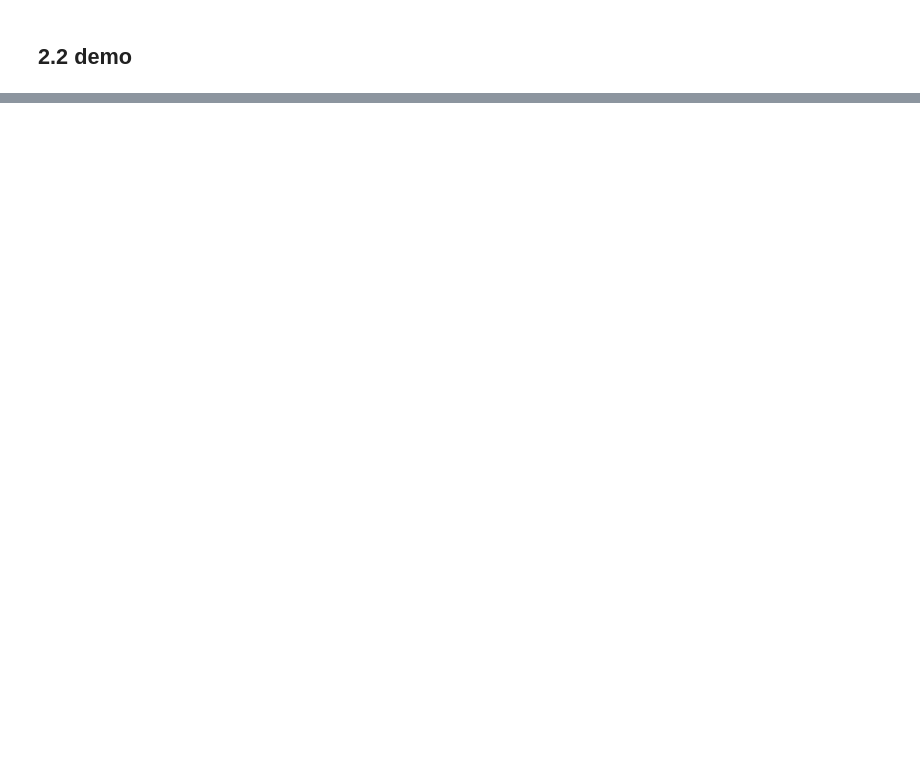
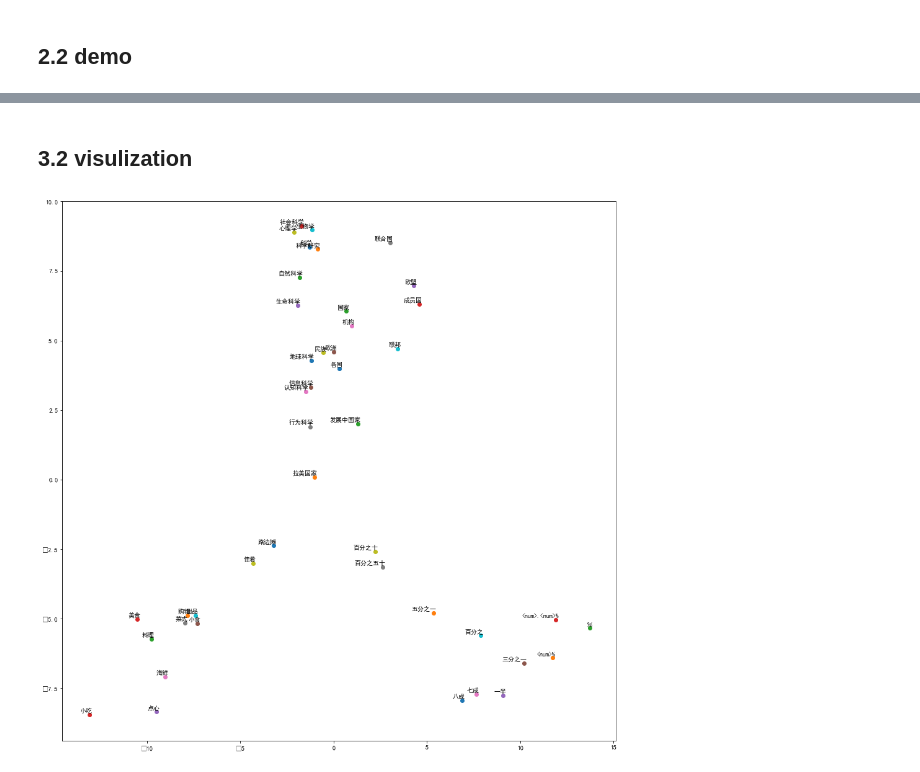
Before and after one commit to LuanBoheng/NLP-course, a Jupyter notebook: week_5/_doc_week5_recode.ipynb, the cells around one changed output, grey strips where cells are left out. Saved outputs shown, nothing was run; the diff lists cells and outputs as text; code cells hidden in the pictures; blank space fills up the shorter version.

```diff
--- a/week_5/_doc_week5_recode.ipynb
+++ b/week_5/_doc_week5_recode.ipynb
@@ -187,0 +224,20 @@ model.wv.similar_by_word('中国')
+# %%
+from matplotlib.font_manager import FontManager
+
+fm = FontManager()
+mat_fonts = set(f.name for f in fm.ttflist)
+
+output = subprocess.check_output(
+    'fc-list :lang=zh -f "%{family}\n"', shell=True)
+output = output.decode('utf-8')
+# print '*' * 10, '系统可用的中文字体', '*' * 10
+# print output
+zh_fonts = set(f.split(',', 1)[0] for f in output.split('\n'))
+available = mat_fonts & zh_fonts
+
+print('*' * 10, '可用的字体', '*' * 10)
+for f in available:
+    print(f)
+
+from pylab import mpl
+mpl.rcParams['font.sans-serif'] = ['SimHei'] #指定默认字体，但在下运行的时候报了warning并没正常显示中文
@@ -187,0 +255,12 @@ model.wv.similar_by_word('中国')
+# %% [markdown]
+## 3.2 visulization
+# %%
+# visulization four topics:
+word_list  = ['科学'] + [e[0] for e in model.wv.similar_by_word('科学')]
+word_list += ['<num>%'] + [e[0] for e in model.wv.similar_by_word('<num>%')]
+word_list += ['国家'] + [e[0] for e in model.wv.similar_by_word('国家')]
+word_list += ['美食'] + [e[0] for e in model.wv.similar_by_word('美食')]
+
+pca_plot(model, word_list)
+# %% [output]
+[figure, added]
```
Also changed, not shown: parts of 11 cells of this notebook, 2 other files.
